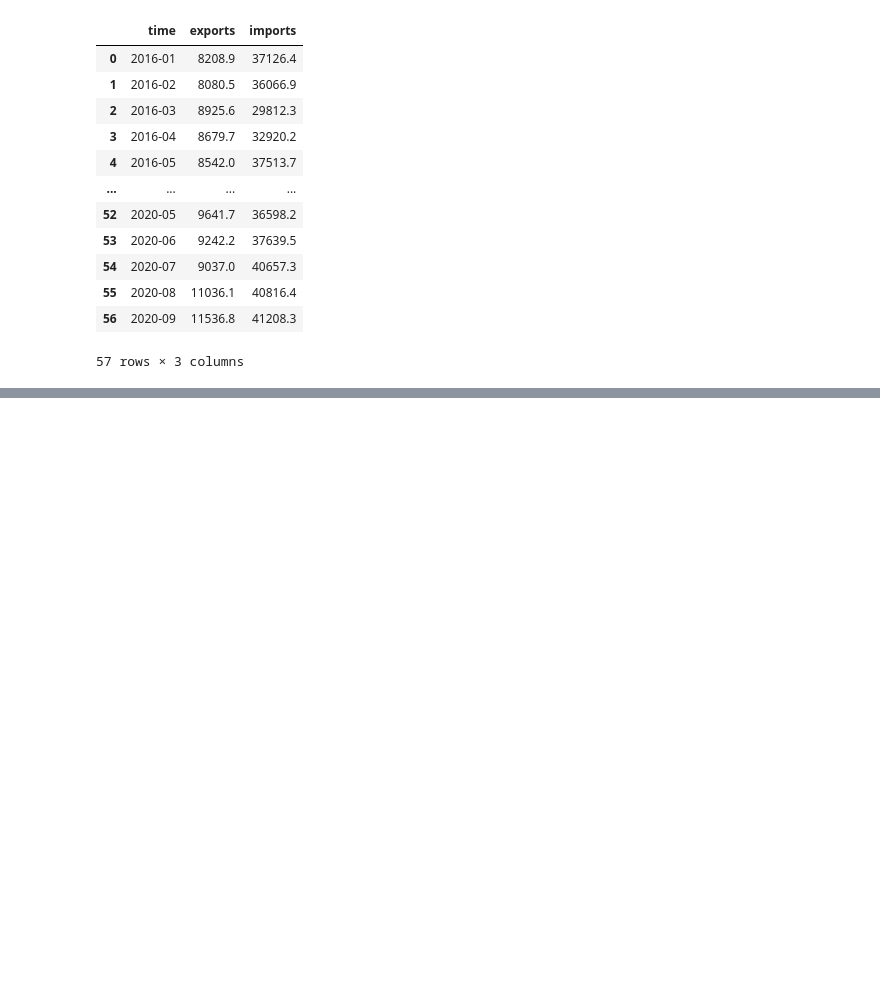
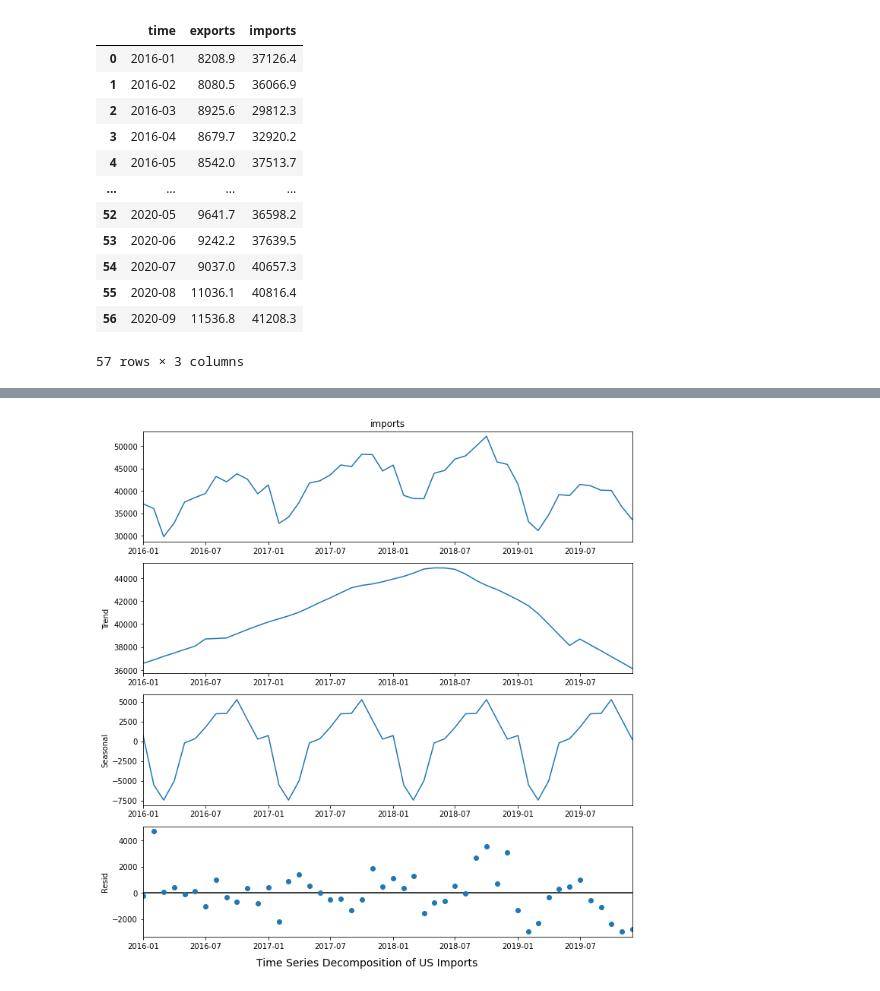
Before and after one commit to epfl-ada/ada-2020-project-milestone-p3-p3_lovela-data-science, a Jupyter notebook: project_notebook.ipynb, the cells around one changed output, grey strips where cells are left out. Drawn from its saved outputs; the diff is of its cells as text; code cells hidden in the pictures; blank space fills up the shorter version.

```diff
--- a/project_notebook.ipynb
+++ b/project_notebook.ipynb
@@ -225,0 +291,12 @@ Warnings:
+# %%
+# Decompose
+dates = pd.DatetimeIndex([d for d in bilateral_its_df['time']])
+bilateral_its_df.set_index(dates, inplace=True)
+result_imports = seasonal_decompose(bilateral_its_df['imports'], model='additive', period=12, extrapolate_trend='freq')
+
+# Plot
+plt.rcParams.update({'figure.figsize': (10,10)})
+result_imports.plot().suptitle('Time Series Decomposition of US Imports', x=0.5, y=0, fontsize=14)
+plt.show()
+# %% [output]
+[figure, added]
```
Also changed, not shown: parts of 43 cells of this notebook, 1 other file.
